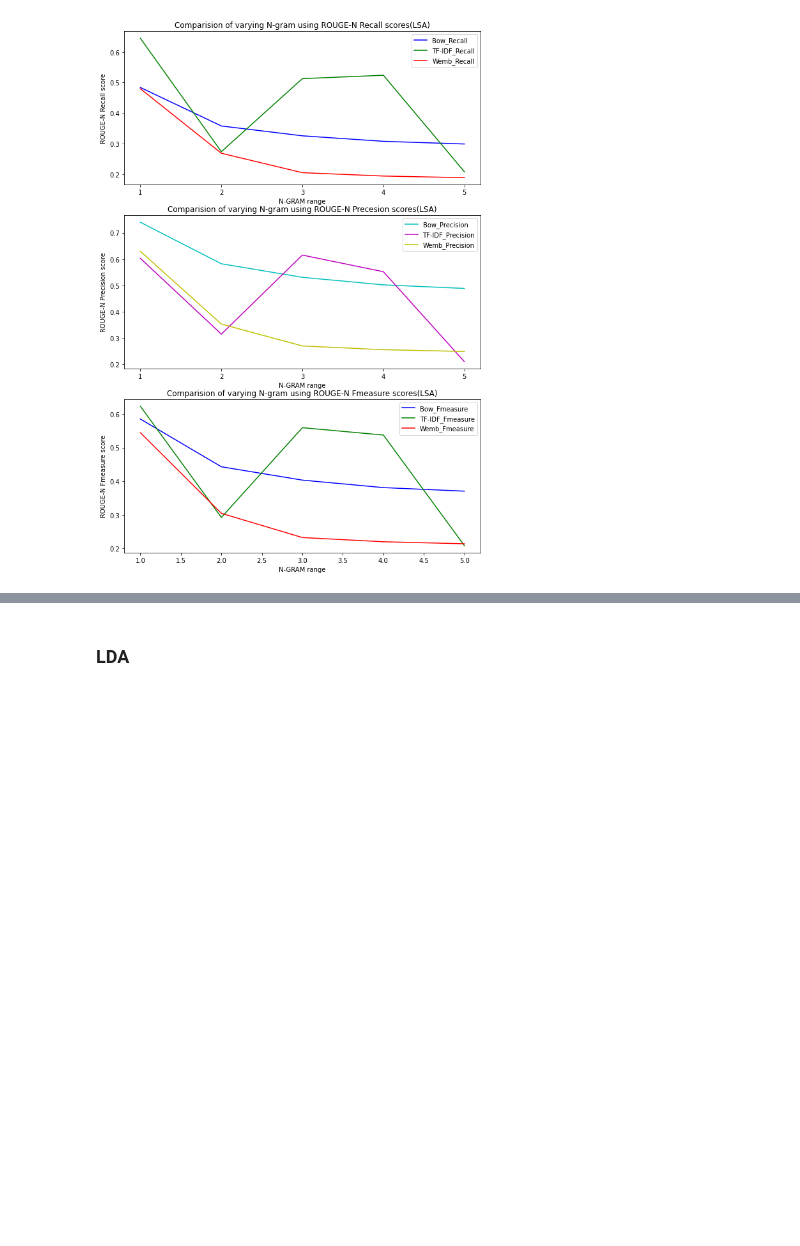
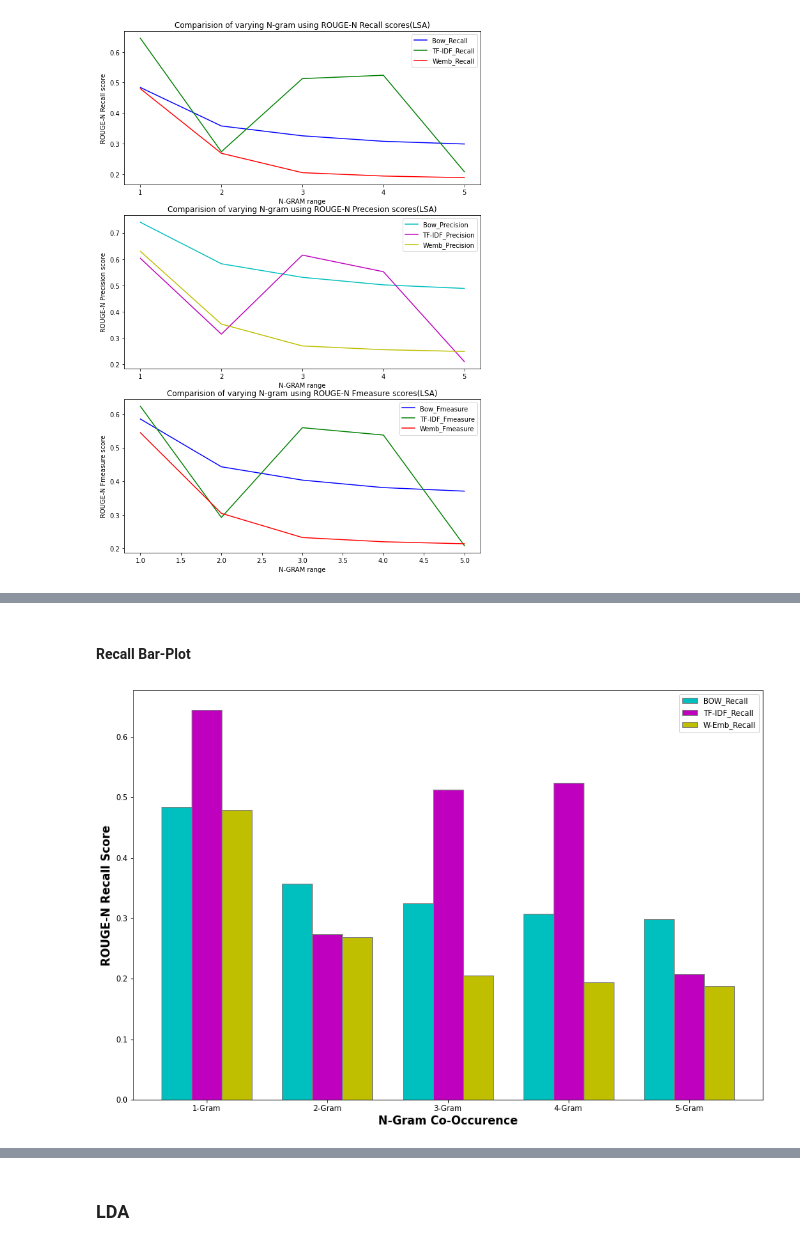
Before and after one commit to splAcharya/Extractive_Text_Summarization, a Jupyter notebook: ExTs.ipynb, the cells around one changed output, grey strips where cells are left out. Saved outputs shown, nothing was run; the diff lists cells and outputs as text; code cells hidden in the pictures; blank space fills up the shorter version.

```diff
--- a/ExTs.ipynb
+++ b/ExTs.ipynb
@@ -1736,0 +1758,21 @@ plt.show()
+# %% [markdown]
+#### Recall Bar-Plot
+# %%
+fig = plt.subplots( figsize=(15, 10))
+barWidth = 0.25
+
+nGramRangeA = [i for i in range(1,6)]
+nGramRangeB = [i + barWidth for i in nGramRangeA]
+nGramRangeC = [i + barWidth for i in nGramRangeB]
+
+#make plots
+plt.bar(nGramRangeA, lsa_comparision_df["BOW_Recall"], color = 'c', width = barWidth, edgecolor = 'grey', label = 'BOW_Recall')
+plt.bar(nGramRangeB, lsa_comparision_df["TF-IDF_Recall"], color = 'm', width = barWidth, edgecolor = 'grey', label = 'TF-IDF_Recall')
+plt.bar(nGramRangeC, lsa_comparision_df["W-Emb_Recall"], color = 'y', width = barWidth, edgecolor = 'grey', label = 'W-Emb_Recall')
+plt.legend()
+plt.xticks([1 + r + barWidth for r in range(len(nGramRangeC))], ['1-Gram', '2-Gram', '3-Gram', '4-Gram', '5-Gram'])
+plt.xlabel('N-Gram Co-Occurence', fontweight = 'bold', fontsize = 15)
+plt.ylabel('ROUGE-N Recall Score', fontweight = 'bold', fontsize = 15)
+plt.show()
+# %% [output]
+[figure, added]
```
Also changed, not shown: parts of 5 cells of this notebook.
